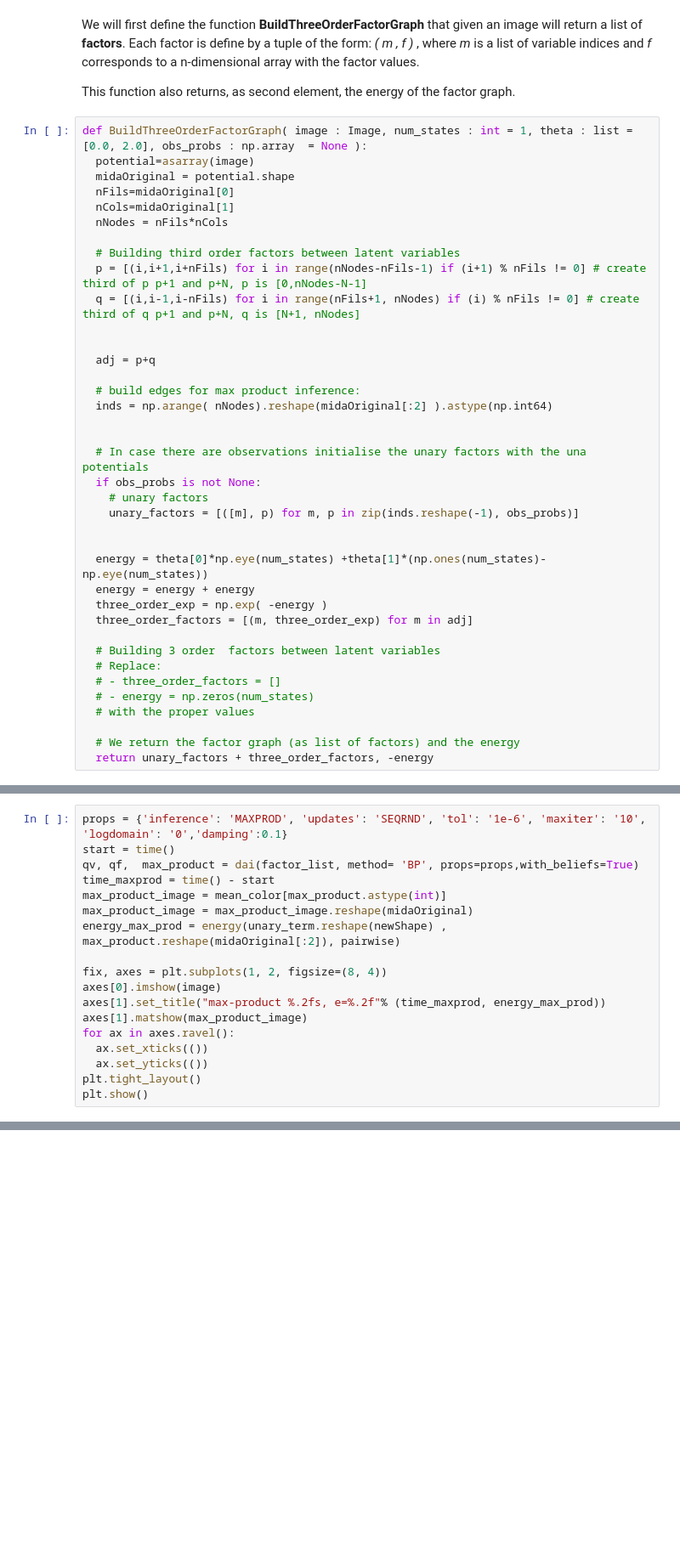
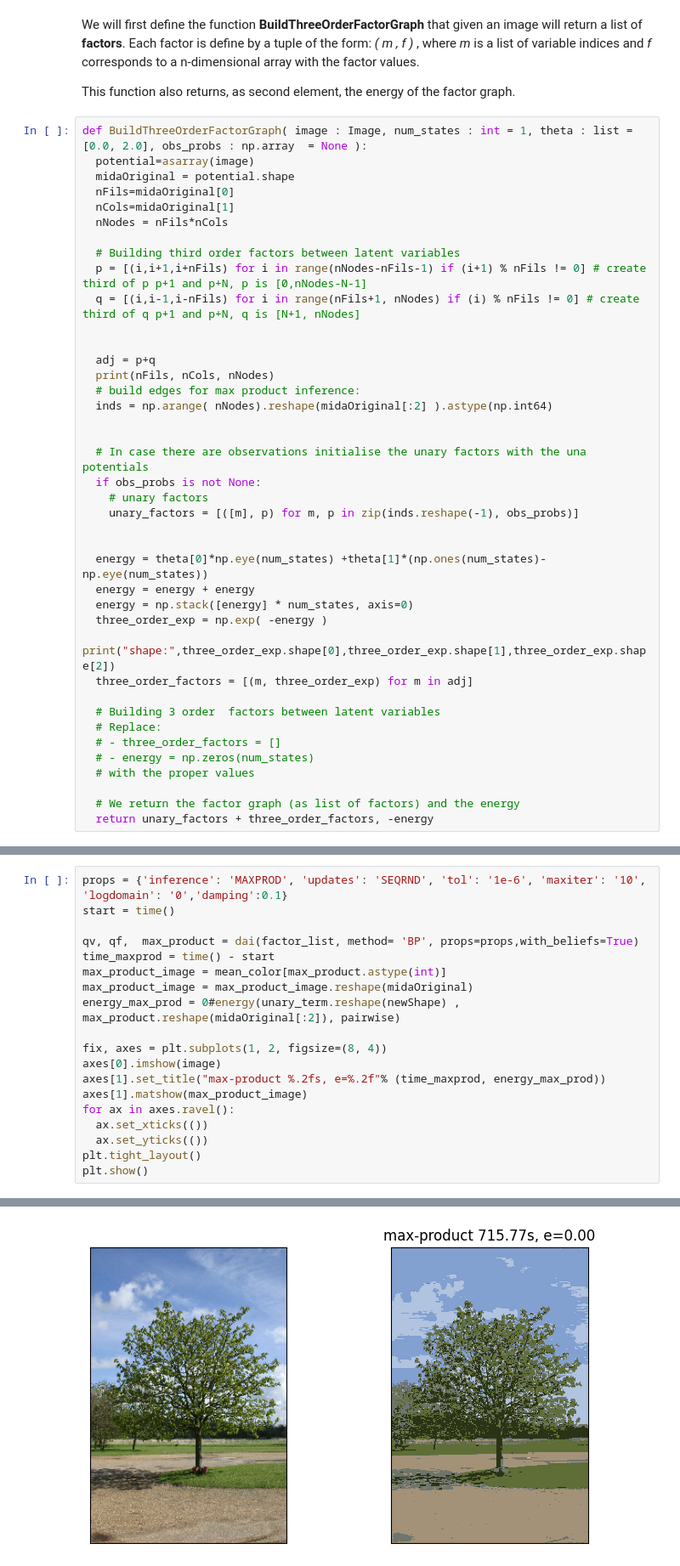
Before and after one commit to somelijer/C2-guided-problems, a Jupyter notebook: Guided_Exercise/2_Guided_Exercise_ThreeOrder.ipynb, the cells around one changed output, grey strips where cells are left out. Shown at 85% size. Cells and saved outputs as stored; diff of their text form; blank space fills up the shorter version.

Commit message:
Energy for ex3

```diff
--- a/Guided_Exercise/2_Guided_Exercise_ThreeOrder.ipynb
+++ b/Guided_Exercise/2_Guided_Exercise_ThreeOrder.ipynb
@@ -200,7 +200,7 @@ def BuildThreeOrderFactorGraph( image : Image, num_states : int = 1, theta : lis
 
 
   adj = p+q
-
+  print(nFils, nCols, nNodes)
   # build edges for max product inference:
   inds = np.arange( nNodes).reshape(midaOriginal[:2] ).astype(np.int64)
 
@@ -213,7 +213,9 @@ def BuildThreeOrderFactorGraph( image : Image, num_states : int = 1, theta : lis
 
   energy = theta[0]*np.eye(num_states) +theta[1]*(np.ones(num_states)-np.eye(num_states))
   energy = energy + energy
+  energy = np.stack([energy] * num_states, axis=0)
   three_order_exp = np.exp( -energy )
+  print("shape:",three_order_exp.shape[0],three_order_exp.shape[1],three_order_exp.shape[2])
   three_order_factors = [(m, three_order_exp) for m in adj]
 
   # Building 3 order  factors between latent variables
@@ -229,11 +234,12 @@ factor_list, pairwise = BuildThreeOrderFactorGraph( image, num_states=k , obs_pr
 # %%
 props = {'inference': 'MAXPROD', 'updates': 'SEQRND', 'tol': '1e-6', 'maxiter': '10', 'logdomain': '0','damping':0.1}
 start = time()
+
 qv, qf,  max_product = dai(factor_list, method= 'BP', props=props,with_beliefs=True)
 time_maxprod = time() - start
 max_product_image = mean_color[max_product.astype(int)]
 max_product_image = max_product_image.reshape(midaOriginal)
-energy_max_prod = energy(unary_term.reshape(newShape) , max_product.reshape(midaOriginal[:2]), pairwise)
+energy_max_prod = 0#energy(unary_term.reshape(newShape) , max_product.reshape(midaOriginal[:2]), pairwise)
 
 fix, axes = plt.subplots(1, 2, figsize=(8, 4))
 axes[0].imshow(image)
@@ -249,3 +254,4 @@ ValueError: shapes (36,) and (6,) not aligned: 36 (dim 0) != 6 (dim 0)
+[figure, added]
 # %%
 props = {'inference': 'SUMPROD', 'updates': 'SEQRND', 'tol': '1e-6', 'maxiter': '10', 'logdomain': '0','damping':0.1,'verbose':1}
 start = time()
```
Also changed, not shown: parts of 4 cells of this notebook.
